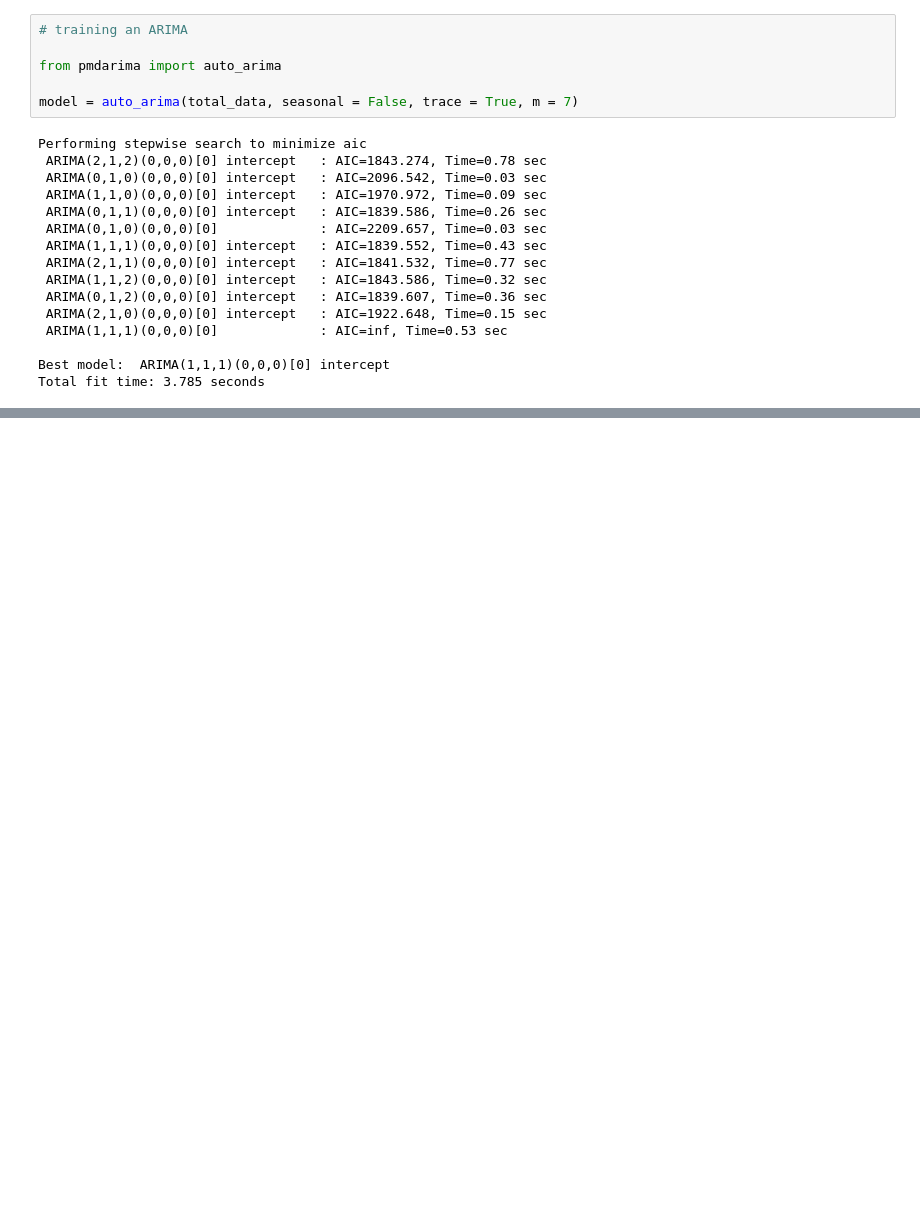
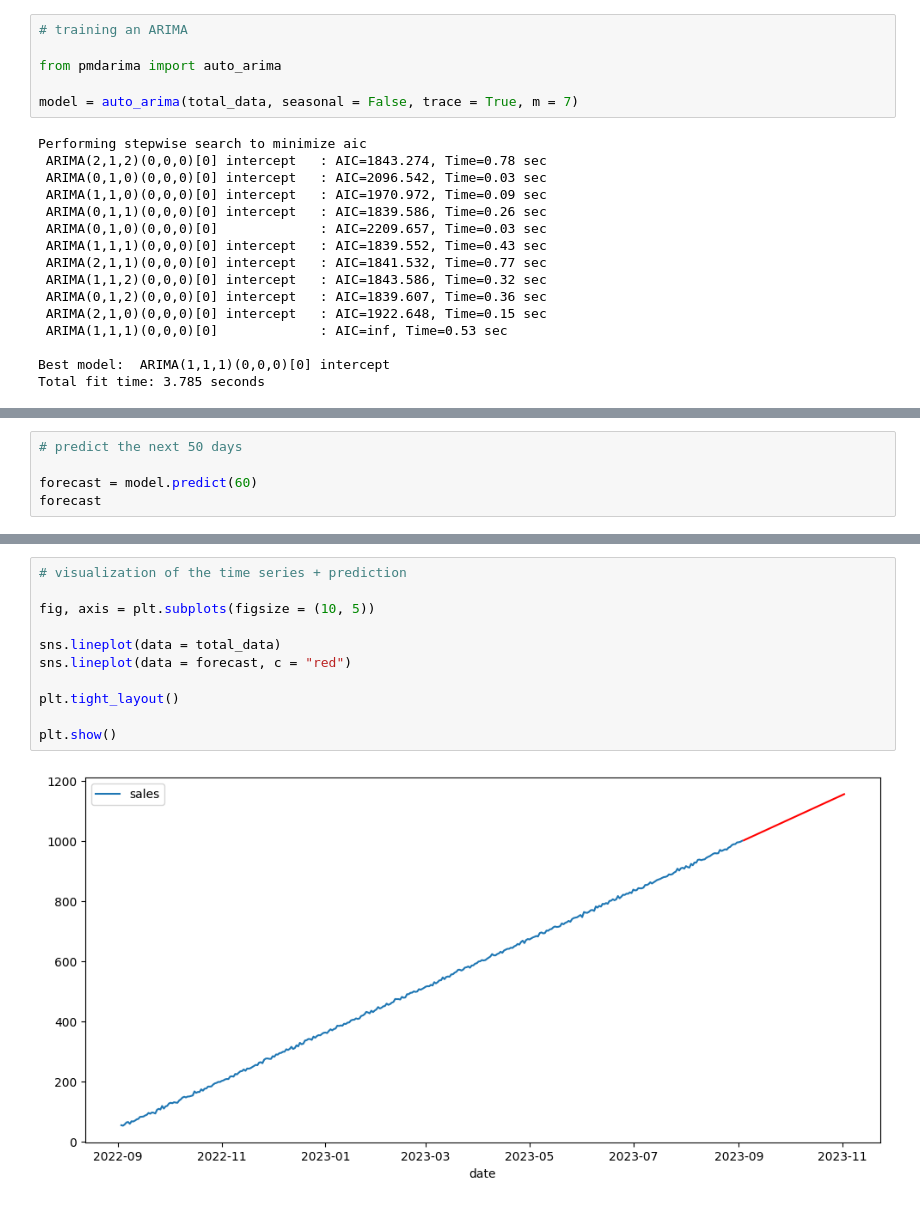
Before and after one commit to fertr98/4GeeksAcademy, a Jupyter notebook: Time_series_(sales_csv).ipynb, the cells around one changed output, grey strips where cells are left out. Drawn from its saved outputs; the diff is of its cells as text; blank space fills up the shorter version.

```diff
--- a/Time_series_(sales_csv).ipynb
+++ b/Time_series_(sales_csv).ipynb
@@ -210,0 +213,5 @@ Total fit time: 3.785 seconds
+# %%
+# predict the next 50 days
+
+forecast = model.predict(60)
+forecast
@@ -210,0 +236,13 @@ Total fit time: 3.785 seconds
+# %%
+# visualization of the time series + prediction
+
+fig, axis = plt.subplots(figsize = (10, 5))
+
+sns.lineplot(data = total_data)
+sns.lineplot(data = forecast, c = "red")
+
+plt.tight_layout()
+
+plt.show()
+# %% [output]
+[figure, added]
```
Also changed, not shown: parts of 2 cells of this notebook.
